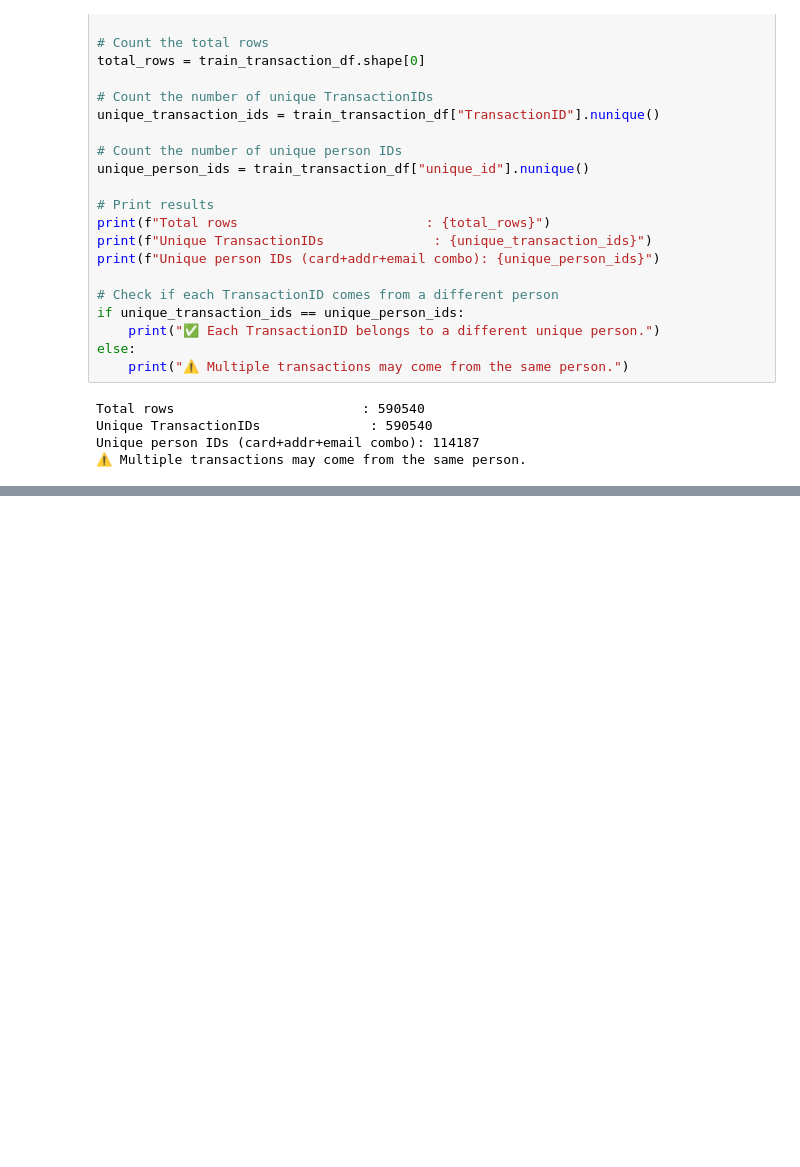
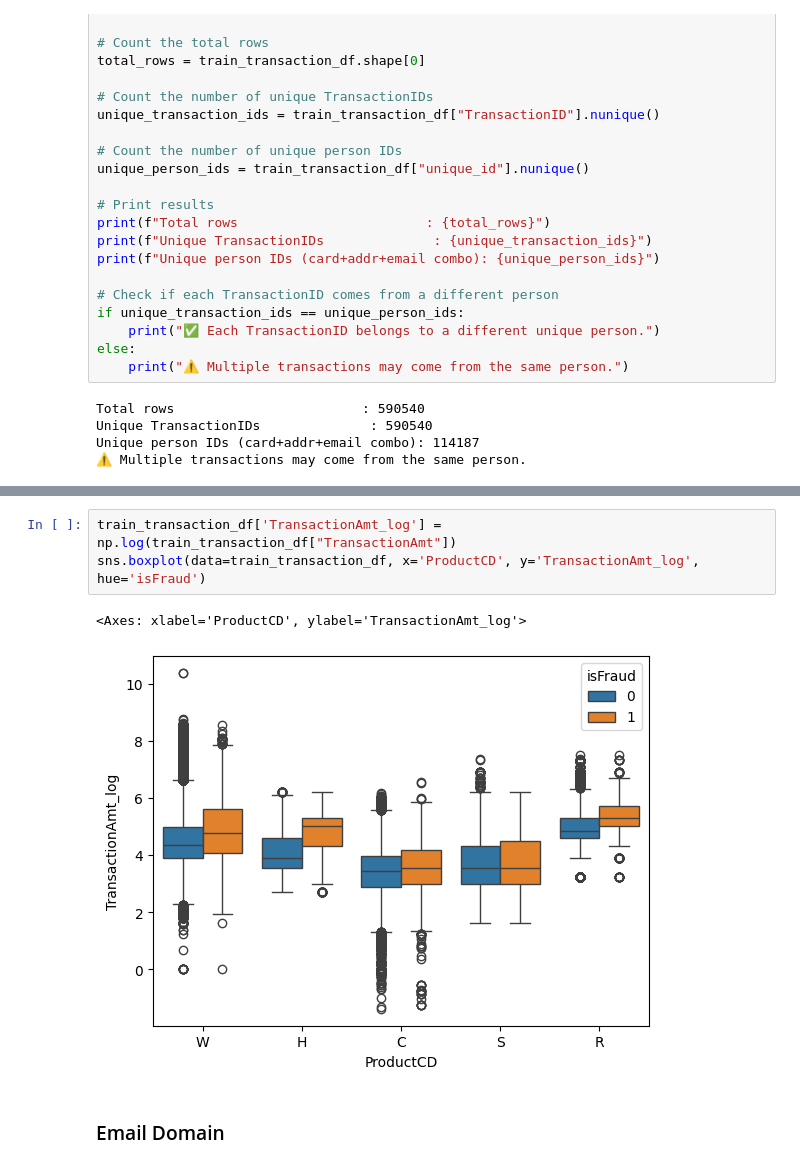
Before and after one commit to FillipusAditya/fraud-detection-ieee-cis, a Jupyter notebook: main.ipynb, the cells around one changed output, grey strips where cells are left out. Cells and saved outputs as stored; diff of their text form; blank space fills up the shorter version.

```diff
--- a/main.ipynb
+++ b/main.ipynb
@@ -245,0 +622,8 @@ Unique person IDs (card+addr+email combo): 114187
+# %%
+train_transaction_df['TransactionAmt_log'] = np.log(train_transaction_df["TransactionAmt"])
+sns.boxplot(data=train_transaction_df, x='ProductCD', y='TransactionAmt_log', hue='isFraud')
+# %% [output]
+<Axes: xlabel='ProductCD', ylabel='TransactionAmt_log'>
+[figure, added]
+# %% [markdown]
+### Email Domain
```
Also changed, not shown: parts of 73 cells of this notebook.
